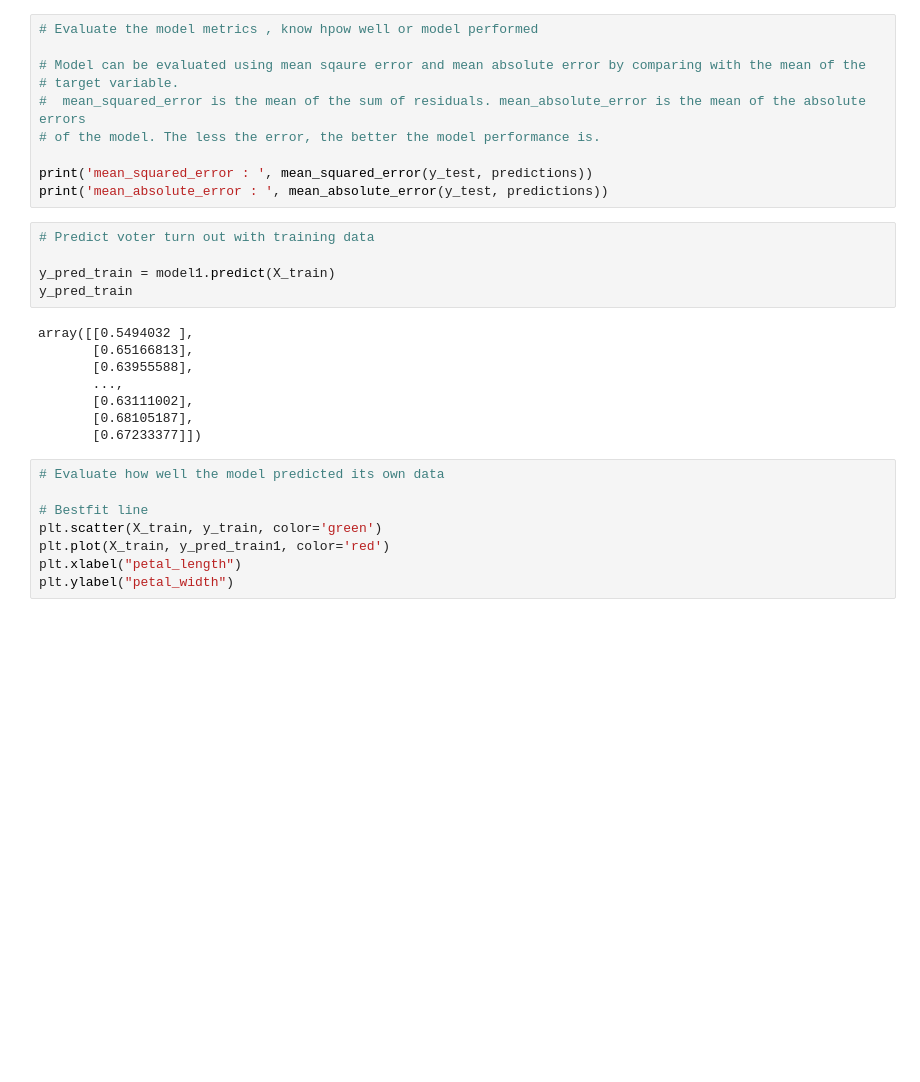
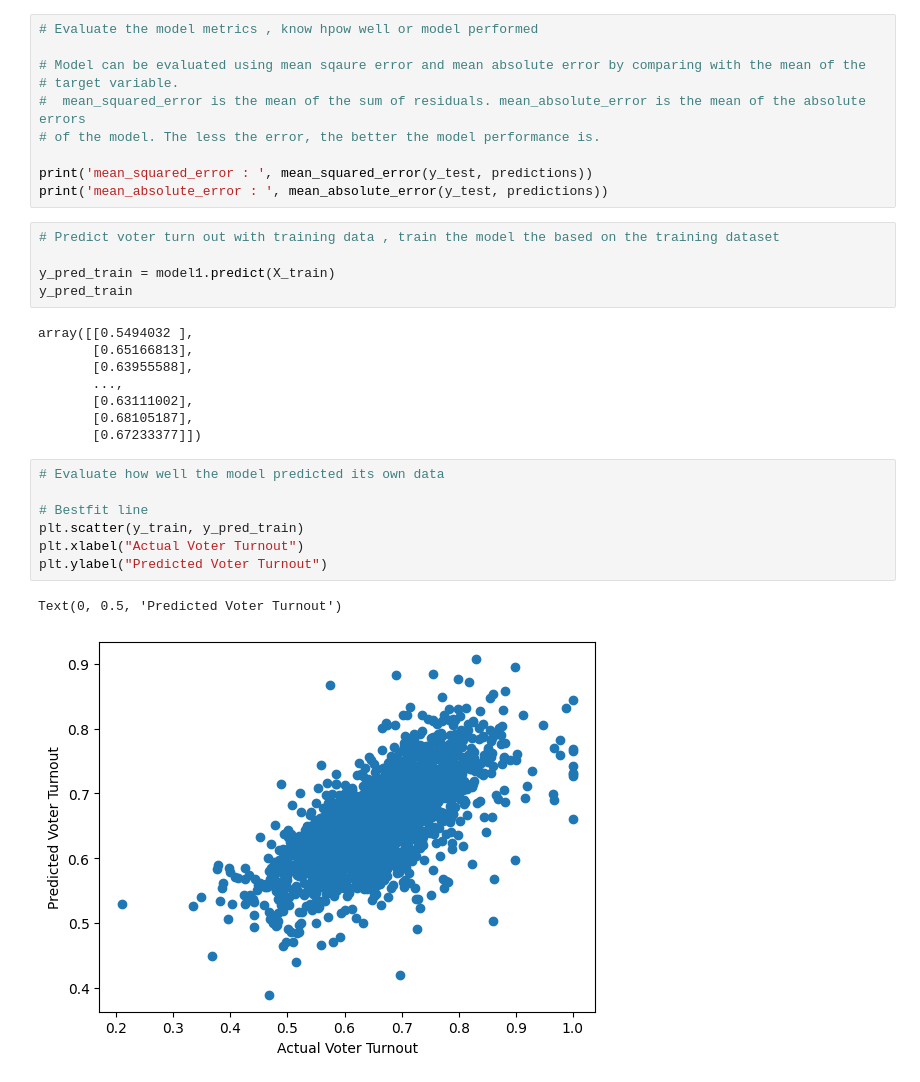
Before and after one commit to kechcole/Machine-Learning, a Jupyter notebook: Notebook/2.Multiple Linear Regression.ipynb, the cells around one changed output. Cells and saved outputs as stored; diff of their text form; blank space fills up the shorter version.

```diff
--- a/Notebook/2.Multiple Linear Regression.ipynb
+++ b/Notebook/2.Multiple Linear Regression.ipynb
@@ -194,7 +200,7 @@ y-intercept = [0.28919679]
 print('mean_squared_error : ', mean_squared_error(y_test, predictions))
 print('mean_absolute_error : ', mean_absolute_error(y_test, predictions))
 # %%
-# Predict voter turn out with training data
+# Predict voter turn out with training data , train the model the based on the training dataset
 
 y_pred_train = model1.predict(X_train)
 y_pred_train
@@ -209,8 +215,10 @@ array([[0.5494032 ],
 # %%
 # Evaluate how well the model predicted its own data
 
 # Bestfit line
-plt.scatter(X_train, y_train, color='green')
-plt.plot(X_train, y_pred_train1, color='red')
-plt.xlabel("petal_length")
-plt.ylabel("petal_width")
+plt.scatter(y_train, y_pred_train)
+plt.xlabel("Actual Voter Turnout")
+plt.ylabel("Predicted Voter Turnout")
+# %% [output]
+Text(0, 0.5, 'Predicted Voter Turnout')
+[figure, added]
```
Also changed, not shown: parts of 6 cells of this notebook.
